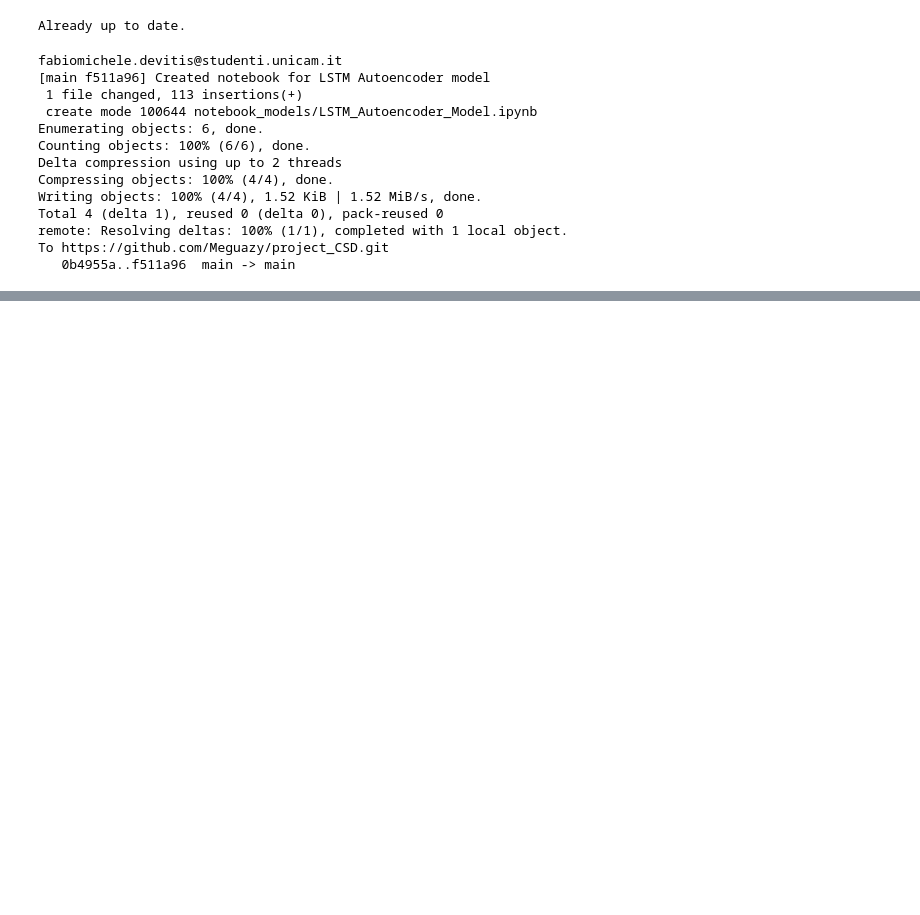
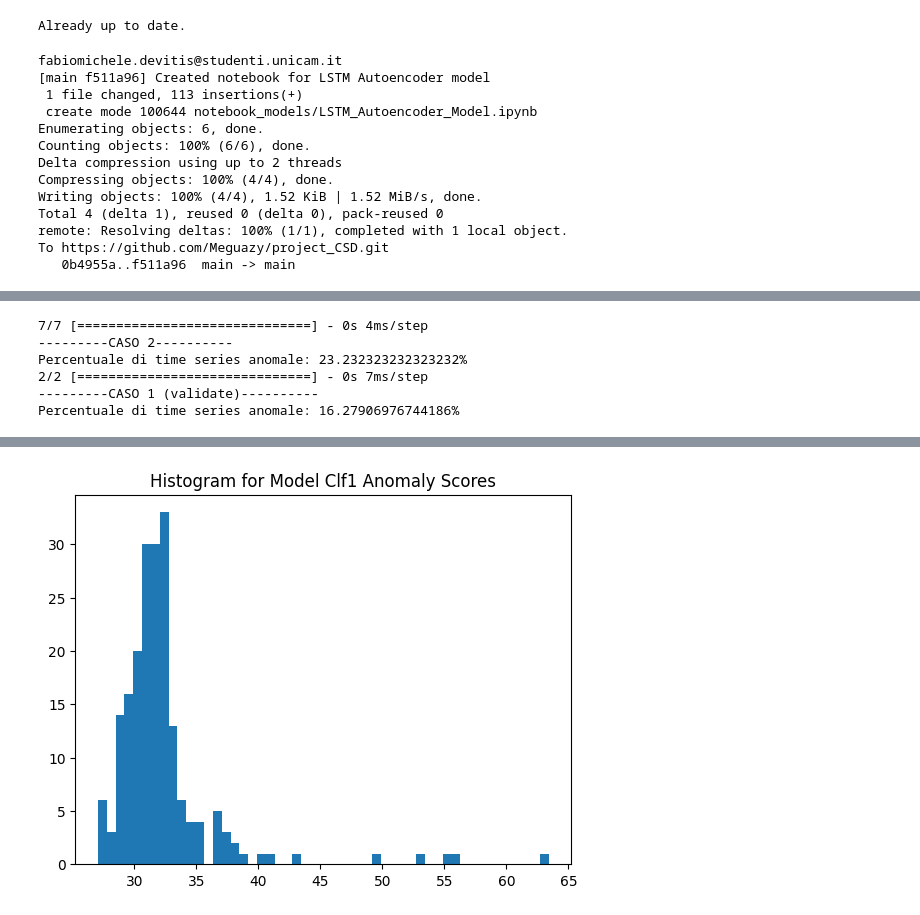
Before and after one commit to BianchiLuca28/project_CSD, a Jupyter notebook: notebook_models/VAE.ipynb, the cells around one changed output, grey strips where cells are left out. Cells and saved outputs as stored; diff of their text form; code cells hidden in the pictures; blank space fills up the shorter version.

```diff
--- a/notebook_models/VAE.ipynb
+++ b/notebook_models/VAE.ipynb
@@ -57,6 +72,7 @@ from re import X
 import numpy as np
 import pandas as pd
 from pyod.models.vae import VAE
+from sklearn.model_selection import train_test_split
 from sklearn.preprocessing import StandardScaler
 
 X1 = pd.read_csv("data/processed_data/Caso1SingleAxes/norm_TS1.csv")
@@ -75,6 +91,16 @@ X_2 = X_2.iloc[: , :1000]
 X_3 = X_3.iloc[: , :1000]
 X_4 = X_4.iloc[: , :1000]
 
-X_train = pd.concat([X_1, X_3.head(75)], axis=0)
-X_train
+X_train = pd.concat([X_1, X_3], axis=0)
+X_test = pd.concat([X_2, X_4], axis=0)
+
+#X_train = reshapeDataframe(X_train, 50)
+#X_test = reshapeDataframe(X_test, 50)
+
+X_train = X_train.sample(frac = 1)
+X_test = X_test.sample(frac = 1)
+
+X_train, X_validate = train_test_split(X_train, test_size=0.2)
+
+X_train.shape, X_validate.shape, X_test.shape
 # %% [output]
@@ -94,5 +108,6 @@ X_train
 # %%
-clf = VAE(epochs=20, batch_size=4, dropout_rate=0.1)
+from pyod.models.vae import VAE
+clf = VAE(epochs=50, batch_size=8, dropout_rate=0.1)
 
 clf.fit(X_train)
 # %% [output]
@@ -137,8 +138,23 @@ array([0, 0, 0, 1, 0, 1, 0, 1, 0, 0, 0, 1, 1, 0, 0, 0, 0, 0, 1, 1, 1, 0,
+# %%
+b = clf.predict(X_test)
+#import matplotlib.pyplot as plt
+#plt.plot(np.arange(1,b.size+1),b)
+print(f"---------CASO 2----------")
+print(f"Percentuale di time series anomale: {np.count_nonzero(b == 1)/len(b)*100}%")
+
+c = clf.predict(X_validate)
+#import matplotlib.pyplot as plt
+#plt.plot(np.arange(1,a.size+1),a)
+print(f"---------CASO 1 (validate)----------")
+print(f"Percentuale di time series anomale: {np.count_nonzero(c == 1)/len(c)*100}%")
+# %% [output]
+7/7 [==============================] - 0s 4ms/step
+---------CASO 2----------
+Percentuale di time series anomale: 23.232323232323232%
+2/2 [==============================] - 0s 7ms/step
+---------CASO 1 (validate)----------
+Percentuale di time series anomale: 16.27906976744186%
 # %%
-#X_test = pd.concat([X_2,X_3.tail(50)], axis=0)
-#X_test = pd.concat([X_2, X_4], axis=0)
-X_test = X_2
-#X_test = pd.concat([X_1,X_3.head(50)])
 # Get the outlier scores for the train data
 y_train_scores = clf.decision_scores_
 # Predict the anomaly scores
@@ -151,3 +167,4 @@ import matplotlib.pyplot as plt
 plt.hist(y_test_scores, bins="auto")
 plt.title("Histogram for Model Clf1 Anomaly Scores")
 plt.show()
+# %% [output]
@@ -154,3 +172,4 @@ plt.show()
+[figure, added]
 # %%
 df_test = X_test.copy()
 df_test['score'] = y_test_scores
```
Also changed, not shown: parts of 21 cells of this notebook.
